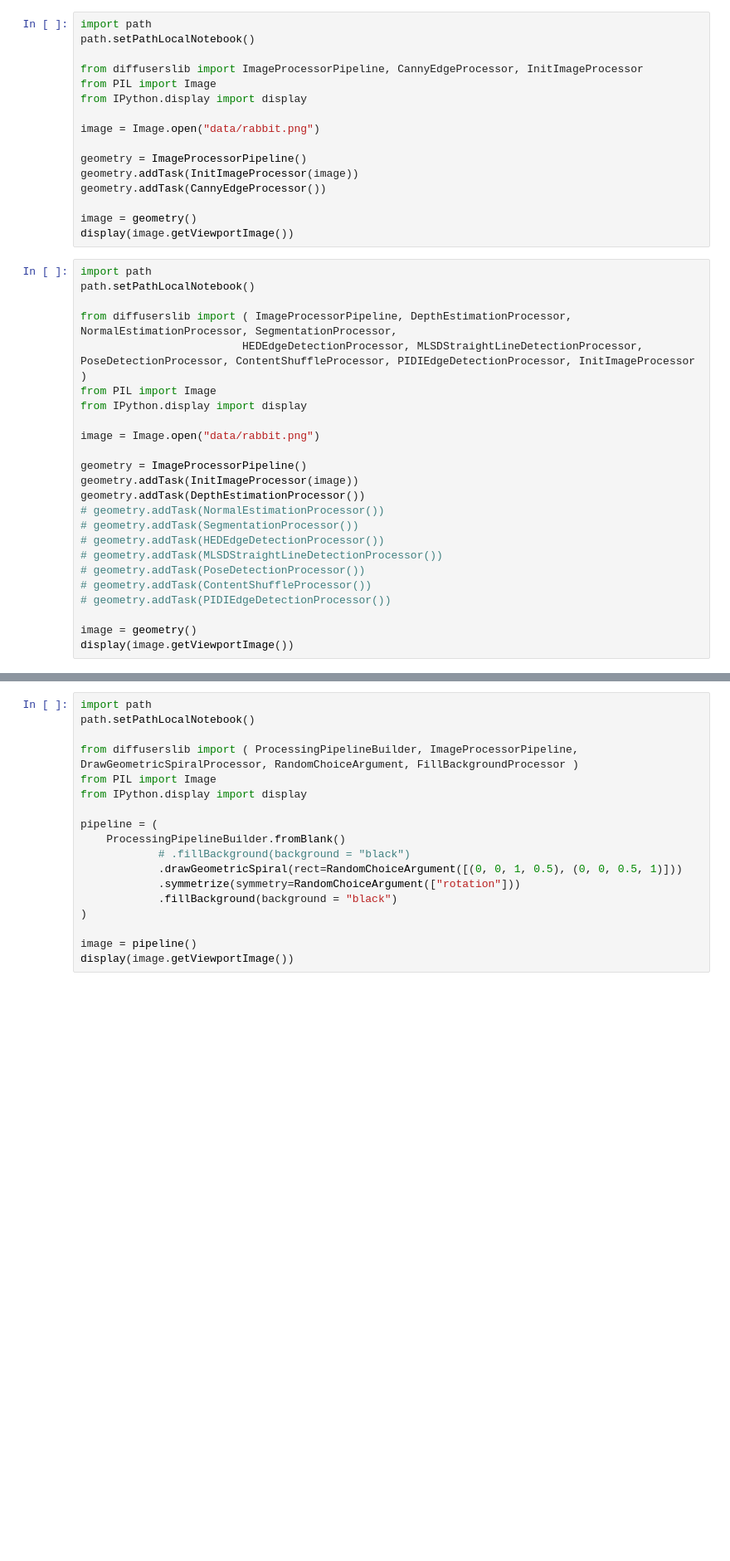
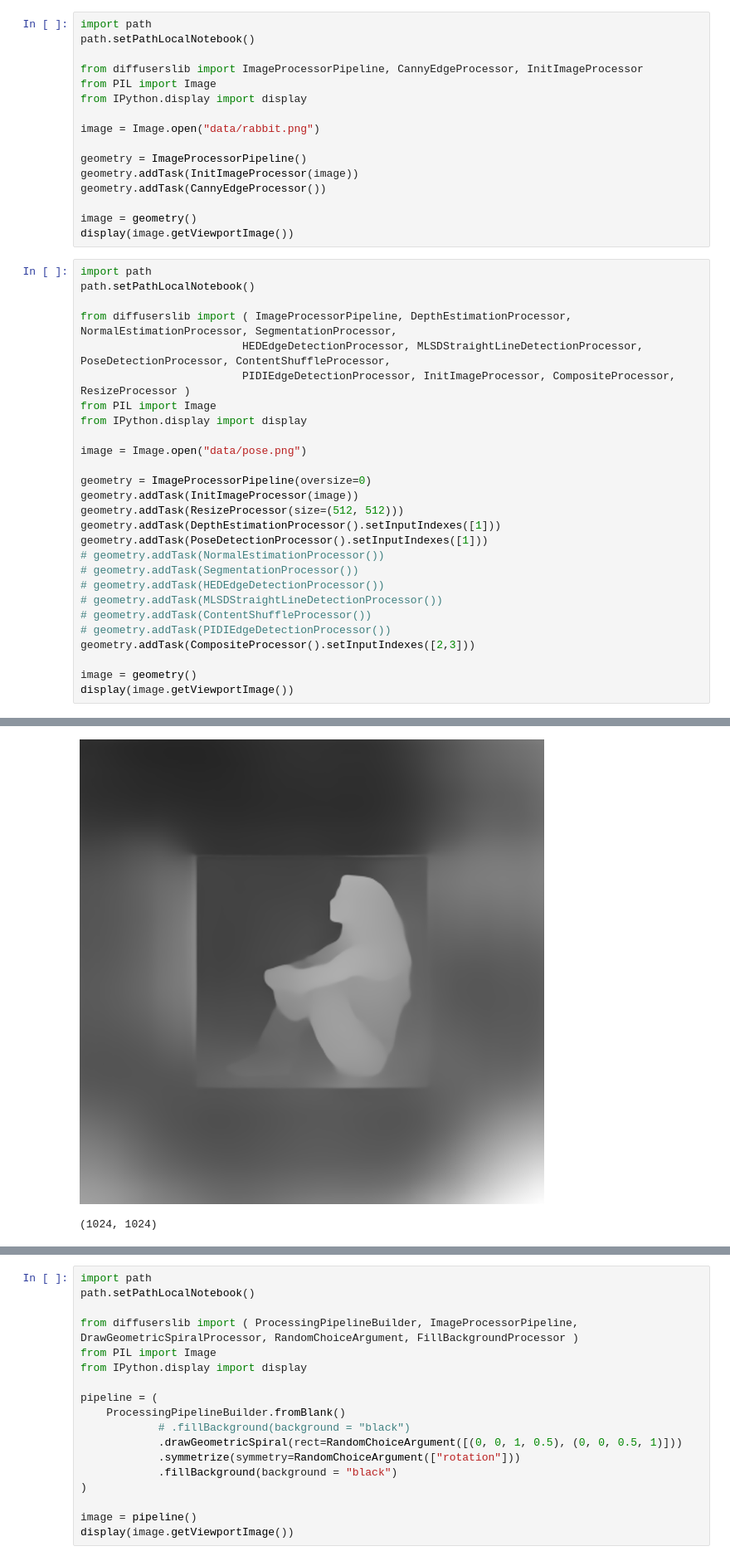
Before and after one commit to pigatron-industries/diffusers-playground, a Jupyter notebook: notebooks/examples/test_geometry.ipynb, the cells around one changed output, grey strips where cells are left out. Shown at 83% size. Saved outputs shown, nothing was run; the diff lists cells and outputs as text; blank space fills up the shorter version.

Commit message:
composite processor

```diff
--- a/notebooks/examples/test_geometry.ipynb
+++ b/notebooks/examples/test_geometry.ipynb
@@ -94,22 +94,26 @@ import path
 path.setPathLocalNotebook()
 
 from diffuserslib import ( ImageProcessorPipeline, DepthEstimationProcessor, NormalEstimationProcessor, SegmentationProcessor,
-                         HEDEdgeDetectionProcessor, MLSDStraightLineDetectionProcessor, PoseDetectionProcessor, ContentShuffleProcessor, PIDIEdgeDetectionProcessor, InitImageProcessor )
+                         HEDEdgeDetectionProcessor, MLSDStraightLineDetectionProcessor, PoseDetectionProcessor, ContentShuffleProcessor,
+                         PIDIEdgeDetectionProcessor, InitImageProcessor, CompositeProcessor, ResizeProcessor )
 from PIL import Image
 from IPython.display import display
 
-image = Image.open("data/rabbit.png")
+image = Image.open("data/pose.png")
 
-geometry = ImageProcessorPipeline()
+geometry = ImageProcessorPipeline(oversize=0)
 geometry.addTask(InitImageProcessor(image))
-geometry.addTask(DepthEstimationProcessor())
+geometry.addTask(ResizeProcessor(size=(512, 512)))
+geometry.addTask(DepthEstimationProcessor().setInputIndexes([1]))
+geometry.addTask(PoseDetectionProcessor().setInputIndexes([1]))
 # geometry.addTask(NormalEstimationProcessor())
 # geometry.addTask(SegmentationProcessor())
 # geometry.addTask(HEDEdgeDetectionProcessor())
 # geometry.addTask(MLSDStraightLineDetectionProcessor())
-# geometry.addTask(PoseDetectionProcessor())
 # geometry.addTask(ContentShuffleProcessor())
 # geometry.addTask(PIDIEdgeDetectionProcessor())
+geometry.addTask(CompositeProcessor().setInputIndexes([2,3]))
 
 image = geometry()
 display(image.getViewportImage())
+# %% [output]
@@ -115,0 +123,2 @@ display(image.getViewportImage())
+[figure, added]
+(1024, 1024)
```
Also changed, not shown: parts of 2 cells of this notebook, 3 other files.
